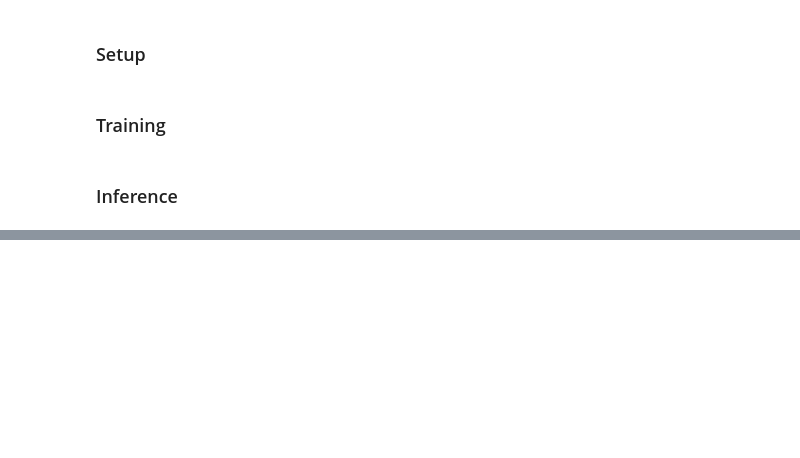
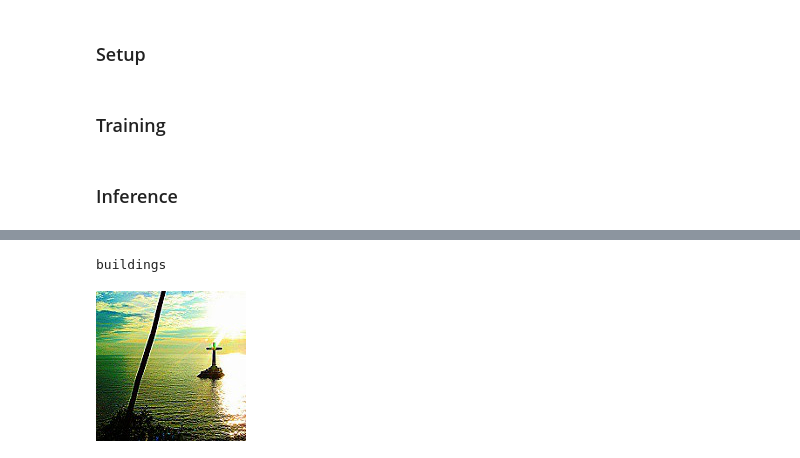
Before and after one commit to sudarshan85/adversarial_demo, a Jupyter notebook: natural_scene.ipynb, the cells around one changed output, grey strips where cells are left out. Drawn from its saved outputs; the diff is of its cells as text; code cells hidden in the pictures; blank space fills up the shorter version.

```diff
--- a/natural_scene.ipynb
+++ b/natural_scene.ipynb
@@ -302,0 +336,6 @@ Predicted Label: mountain
+# %%
+print(train_ds.classes[pred_untargeted_adv[idx]])
+for_disp(imgs[idx].cpu())
+# %% [output]
+buildings
+[figure, added]
```
Also changed, not shown: parts of 29 cells of this notebook.
